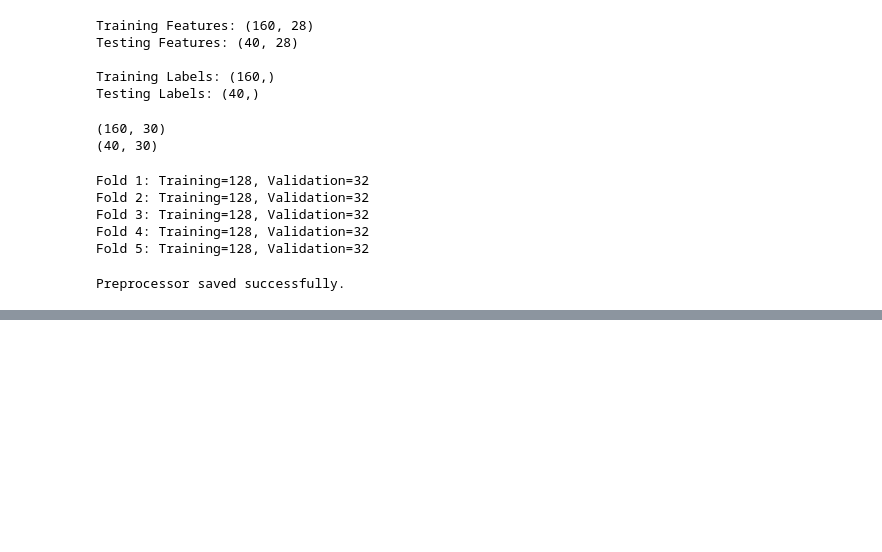
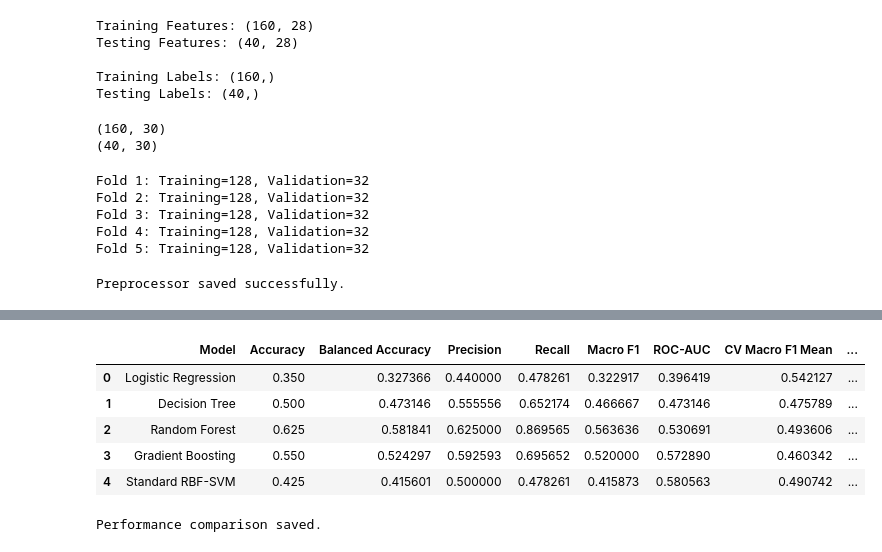
Before and after one commit to Sia0412/Flask-Mega, a Jupyter notebook: Untitled3.ipynb, the cells around one changed output, grey strips where cells are left out. Cells and saved outputs as stored; diff of their text form; code cells hidden in the pictures; blank space fills up the shorter version.

```diff
--- a/Untitled3.ipynb
+++ b/Untitled3.ipynb
@@ -4,7 +4,7 @@
 #@title dataset shape
 import pandas as pd
 import numpy as np
-df = pd.read_csv("/content/sample_data/healthcare_iot_target_dataset.csv")
+df = pd.read_csv("/content/sample_data/healthcare_iot_1.csv")
 print("Dataset Shape:", df.shape)
 print("Rows:", df.shape[0])
 print("Columns:", df.shape[1])
@@ -588,0 +617,39 @@ Preprocessor saved successfully.
+# %%
+#@title Create baseline model
+models = {
+
+    "Logistic Regression":
+        LogisticRegression(
+            class_weight="balanced",
+            random_state=42,
+            max_iter=1000
+        ),
+
+    "Decision Tree":
+        DecisionTreeClassifier(
+            class_weight="balanced",
+            random_state=42
+        ),
+
+    "Random Forest":
+        RandomForestClassifier(
+            n_estimators=200,
+            class_weight="balanced",
+            random_state=42
+        ),
+
+    "Gradient Boosting":
+        GradientBoostingClassifier(
+            random_state=42
+        ),
+
+    "Standard RBF-SVM":
+        SVC(
+            kernel="rbf",
+            probability=True,
+            class_weight="balanced",
+            random_state=42
+        )
+
+}
+results = []
@@ -588,0 +722,21 @@ Preprocessor saved successfully.
+# %%
+results_df = pd.DataFrame(results)
+
+results_df
+# %% [output]
+|  | Model | Accuracy | Balanced Accuracy | Precision | Recall | Macro F1 | ROC-AUC | CV Macro F1 Mean | ... |
+| 0 | Logistic Regression | 0.350 | 0.327366 | 0.440000 | 0.478261 | 0.322917 | 0.396419 | 0.542127 | ... |
+| 1 | Decision Tree | 0.500 | 0.473146 | 0.555556 | 0.652174 | 0.466667 | 0.473146 | 0.475789 | ... |
+| 2 | Random Forest | 0.625 | 0.581841 | 0.625000 | 0.869565 | 0.563636 | 0.530691 | 0.493606 | ... |
+| 3 | Gradient Boosting | 0.550 | 0.524297 | 0.592593 | 0.695652 | 0.520000 | 0.572890 | 0.460342 | ... |
+| 4 | Standard RBF-SVM | 0.425 | 0.415601 | 0.500000 | 0.478261 | 0.415873 | 0.580563 | 0.490742 | ... |
+# %%
+#@title Result saved
+results_df.to_csv(
+    "06_model_performance_comparison.csv",
+    index=False
+)
+
+print("Performance comparison saved.")
+# %% [output]
+Performance comparison saved.
```
Also changed, not shown: parts of 8 cells of this notebook.
